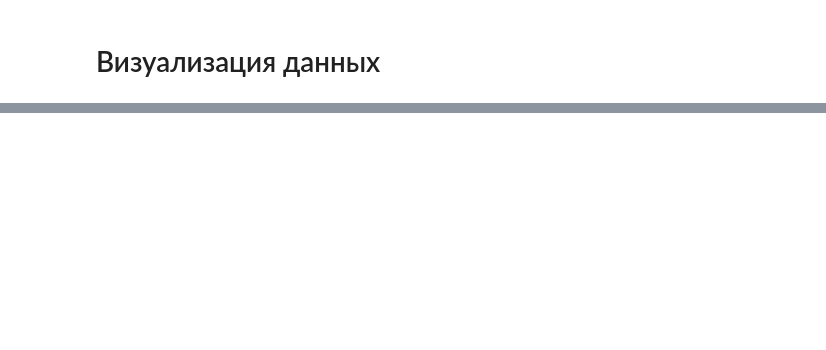
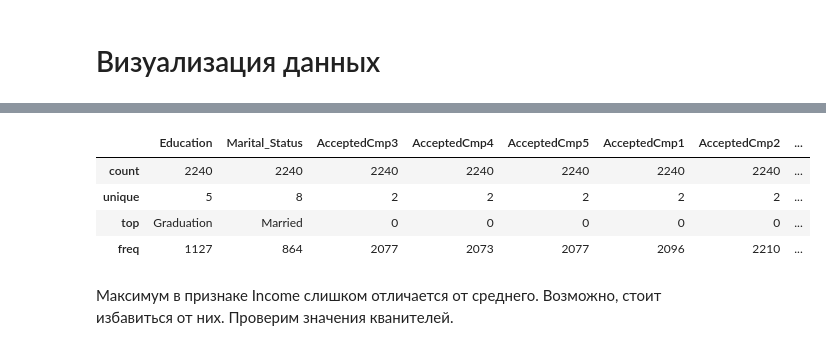
Before and after one commit to alcatkuchera/Marketing_Campaign, a Jupyter notebook: Marketing_campaign.ipynb, the cells around one changed output, grey strips where cells are left out. Saved outputs shown, nothing was run; the diff lists cells and outputs as text; code cells hidden in the pictures; blank space fills up the shorter version.

```diff
--- a/Marketing_campaign.ipynb
+++ b/Marketing_campaign.ipynb
@@ -90,0 +217,10 @@ df.to_csv('describe_data.csv')
+# %%
+data.describe(include=['category'])
+# %% [output]
+|  | Education | Marital_Status | AcceptedCmp3 | AcceptedCmp4 | AcceptedCmp5 | AcceptedCmp1 | AcceptedCmp2 | ... |
+| count | 2240 | 2240 | 2240 | 2240 | 2240 | 2240 | 2240 | ... |
+| unique | 5 | 8 | 2 | 2 | 2 | 2 | 2 | ... |
+| top | Graduation | Married | 0 | 0 | 0 | 0 | 0 | ... |
+| freq | 1127 | 864 | 2077 | 2073 | 2077 | 2096 | 2210 | ... |
+# %% [markdown]
+Максимум в признаке Income слишком отличается от среднего. Возможно, стоит избавиться от них. Проверим значения кванителей.
```
Also changed, not shown: parts of 21 cells of this notebook.
